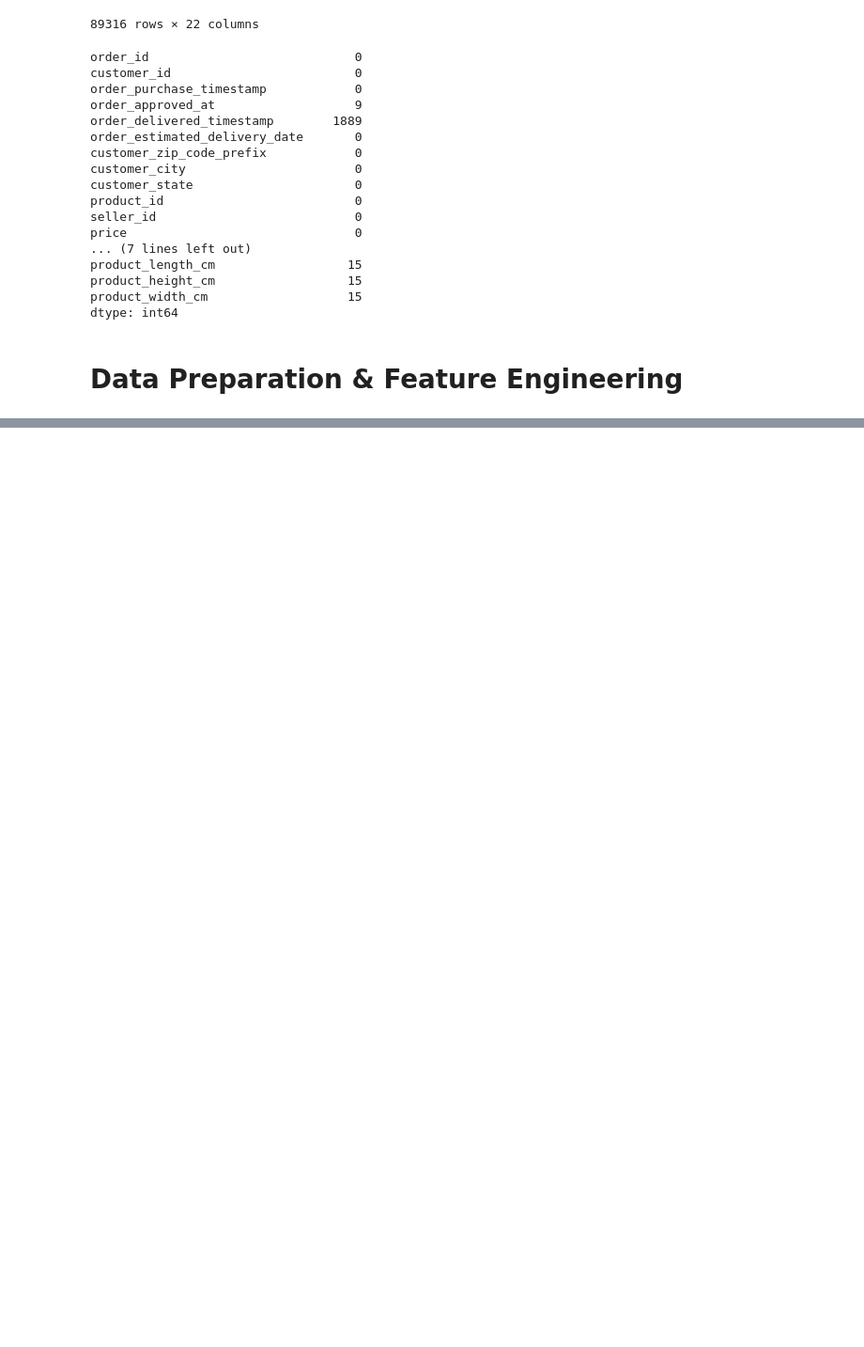
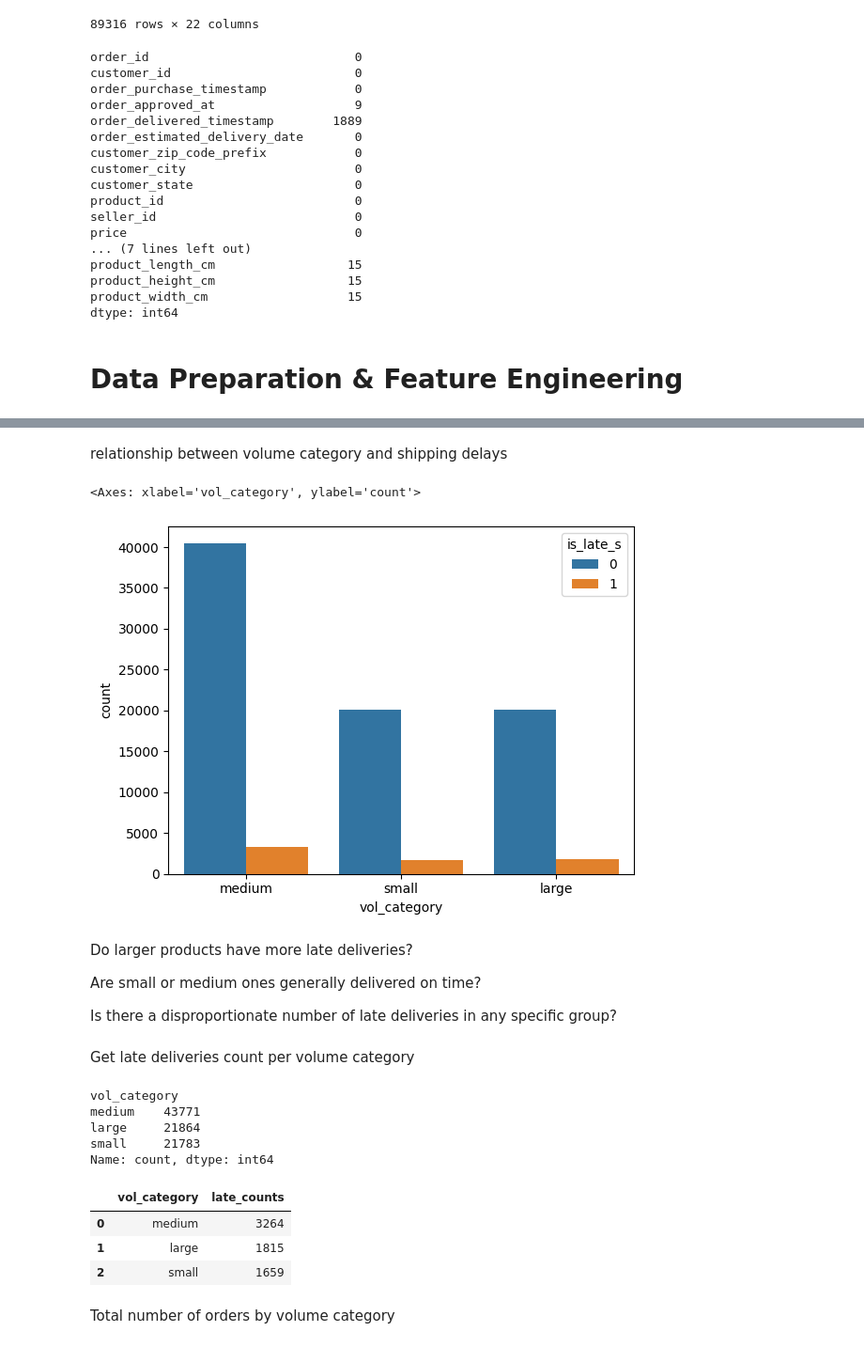
Before and after one commit to arun-ekambaram/supplychain-delivery-delay-ml, a Jupyter notebook: notebook/Exploratory Data Analysis.ipynb, the cells around one changed output, grey strips where cells are left out. Shown: that part at 94% size. Cells and saved outputs as stored; diff of their text form; code cells hidden in the pictures; blank space fills up the shorter version.

Commit message:
updated Data Preprocessing & Feature Engineering

```diff
--- a/notebook/Exploratory Data Analysis.ipynb
+++ b/notebook/Exploratory Data Analysis.ipynb
@@ -578,0 +588,2 @@ dtype: int64
+# %%
+tr_data = tr_data.dropna(subset=['order_approved_at','order_delivered_timestamp'])
@@ -578,0 +610,3 @@ dtype: int64
+# %%
+tr_data['is_late_s'] = (tr_data['order_delivered_timestamp'] > tr_data['order_estimated_delivery_date']).astype(int)
+tr_data
@@ -578,0 +673,3 @@ dtype: int64
+# %%
+tr_data['prod_vol'] = tr_data['product_length_cm'] * tr_data['product_height_cm'] * tr_data['product_width_cm']
+tr_data.head()
@@ -578,0 +712,7 @@ dtype: int64
+# %%
+# sectil = tr_data['prod_vol'].quantile(0.25)
+# both are same
+sectil = tr_data['prod_vol'].quantile([0.25]).values[0]
+thirtil = tr_data['prod_vol'].quantile([0.75]).values[0]
+tr_data['vol_category'] = tr_data['prod_vol'].apply(lambda x: 'large' if x >= thirtil else ('medium' if x >= sectil and x < thirtil else 'small'))
+tr_data.head()
@@ -578,0 +736,33 @@ dtype: int64
+# %% [markdown]
+relationship between volume category and shipping delays
+# %%
+sns.countplot(x=tr_data['vol_category'],hue=tr_data['is_late_s'])
+# %% [output]
+<Axes: xlabel='vol_category', ylabel='count'>
+[figure, added]
+# %% [markdown]
+Do larger products have more late deliveries?
+
+Are small or medium ones generally delivered on time?
+
+Is there a disproportionate number of late deliveries in any specific group?
+# %% [markdown]
+Get late deliveries count per volume category
+# %%
+tr_data['vol_category'].value_counts()
+# %% [output]
+vol_category
+medium    43771
+large     21864
+small     21783
+Name: count, dtype: int64
+# %%
+vol_late = tr_data[tr_data.is_late_s == 1]['vol_category'].value_counts().rename_axis('vol_category').reset_index(name='late_counts')
+vol_late
+# %% [output]
+|  | vol_category | late_counts |
+| 0 | medium | 3264 |
+| 1 | large | 1815 |
+| 2 | small | 1659 |
+# %% [markdown]
+Total number of orders by volume category
```
Also changed, not shown: parts of 30 cells of this notebook.
